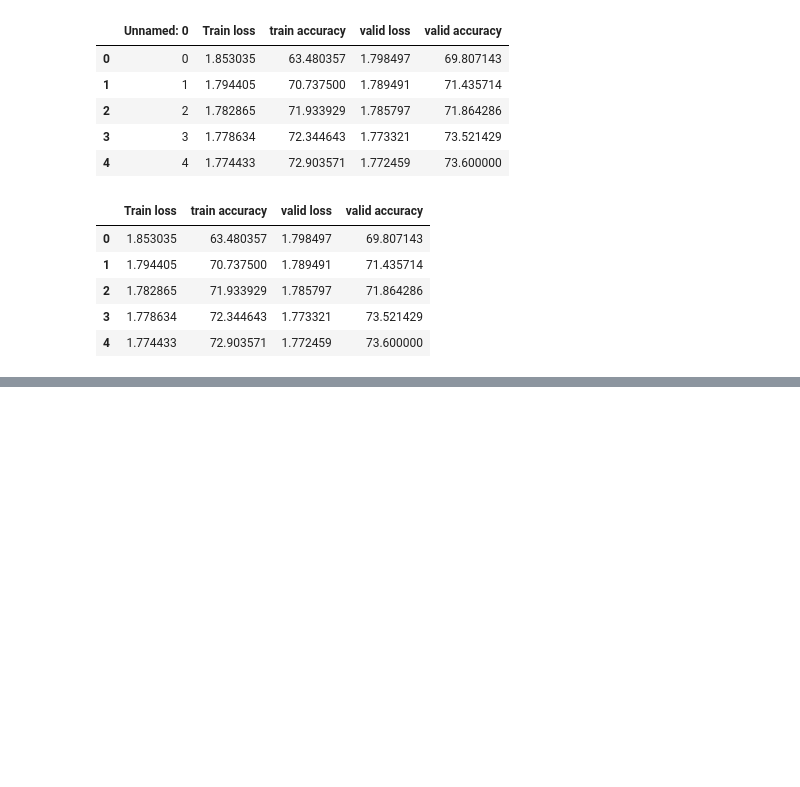
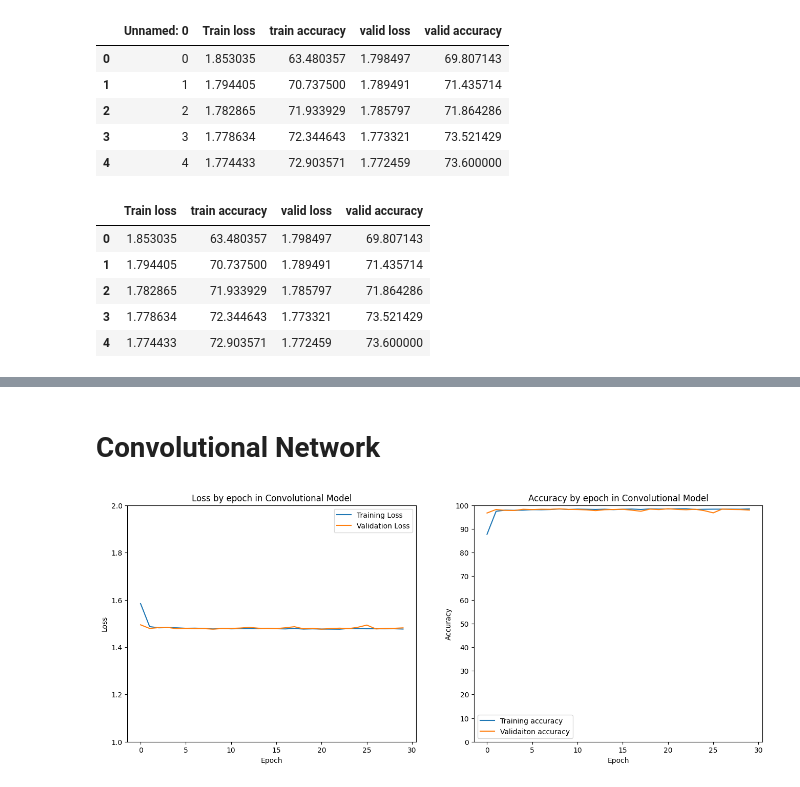
Before and after one commit to desa-thomas/digit-classifier, a Jupyter notebook: model/notebooks/analysis.ipynb, the cells around one changed output, grey strips where cells are left out. Drawn from its saved outputs; the diff is of its cells as text; code cells hidden in the pictures; blank space fills up the shorter version.

```diff
--- a/model/notebooks/analysis.ipynb
+++ b/model/notebooks/analysis.ipynb
@@ -6,9 +6,12 @@ import matplotlib.pyplot as plt
 ## Simple Fully Connected Network
 Training, and validation stats of Network with 2 dense layers
 # %%
+#Fully connected networks
 df_1 = pd.read_csv(os.getcwd() + '/../outputs/model_1_stats.csv')
 df_2 = pd.read_csv(os.getcwd() + '/../outputs/model_2_stats.csv')
 df_3 = pd.read_csv(os.getcwd() + '/../outputs/model_3_stats.csv')
+#Convolutional network
+df_4 = pd.read_csv(os.getcwd() + '/../outputs/model_4_stats.csv')
 # %%
 df_1.head()
 # %% [output]
@@ -69,0 +77,6 @@ As we can see model 1, the network with 2 fully connected hidden layers with 14
+# %% [markdown]
+# Convolutional Network
+# %%
+plot_model(df_4.index, df_4['Train loss'], df_4['valid loss'], df_4['train accuracy'], df_4['valid accuracy'], 'Convolutional Model')
+# %% [output]
+[figure, added]
```
Also changed, not shown: parts of 7 cells of this notebook.
